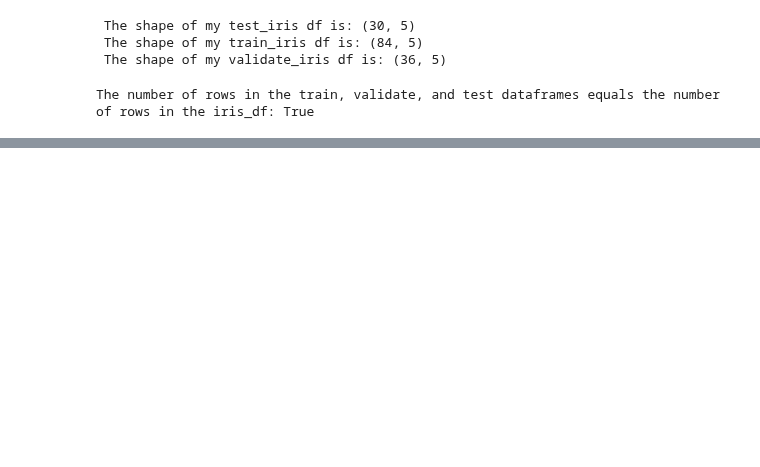
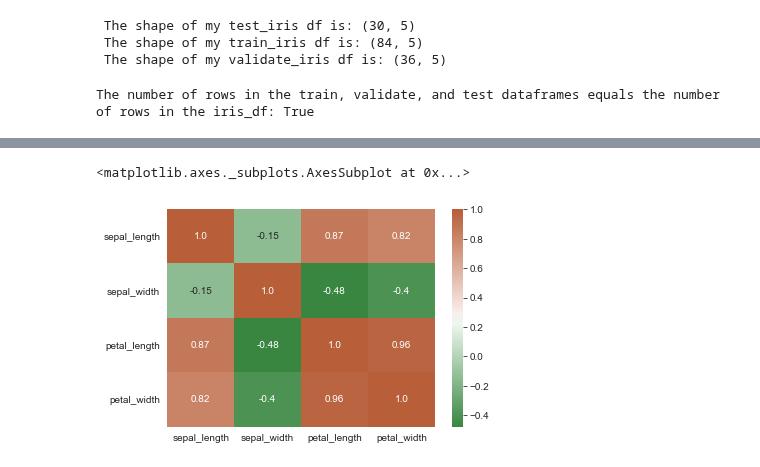
Before and after one commit to lukewbecker/classification-exercises, a Jupyter notebook: classification_exercises.ipynb, the cells around one changed output, grey strips where cells are left out. Saved outputs shown, nothing was run; the diff lists cells and outputs as text; code cells hidden in the pictures; blank space fills up the shorter version.

```diff
--- a/classification_exercises.ipynb
+++ b/classification_exercises.ipynb
@@ -1315,0 +1477,4 @@ The number of rows in the train, validate, and test dataframes equals the number
+# %%
+train_corr = train_iris.drop(columns = ['sepal_area', 'petal_area'])
+train_corr = train_corr.corr()
+train_corr
@@ -1315,0 +1487,8 @@ The number of rows in the train, validate, and test dataframes equals the number
+# %%
+# Generate a custom diverging colormap
+cmap = sns.diverging_palette(130, 25, as_cmap=True)
+
+sns.heatmap(data = round(train_corr, 2), cmap = cmap, annot = True, fmt=',')
+# %% [output]
+<matplotlib.axes._subplots.AxesSubplot at 0x...>
+[figure, added]
```
Also changed, not shown: parts of 27 cells of this notebook.
